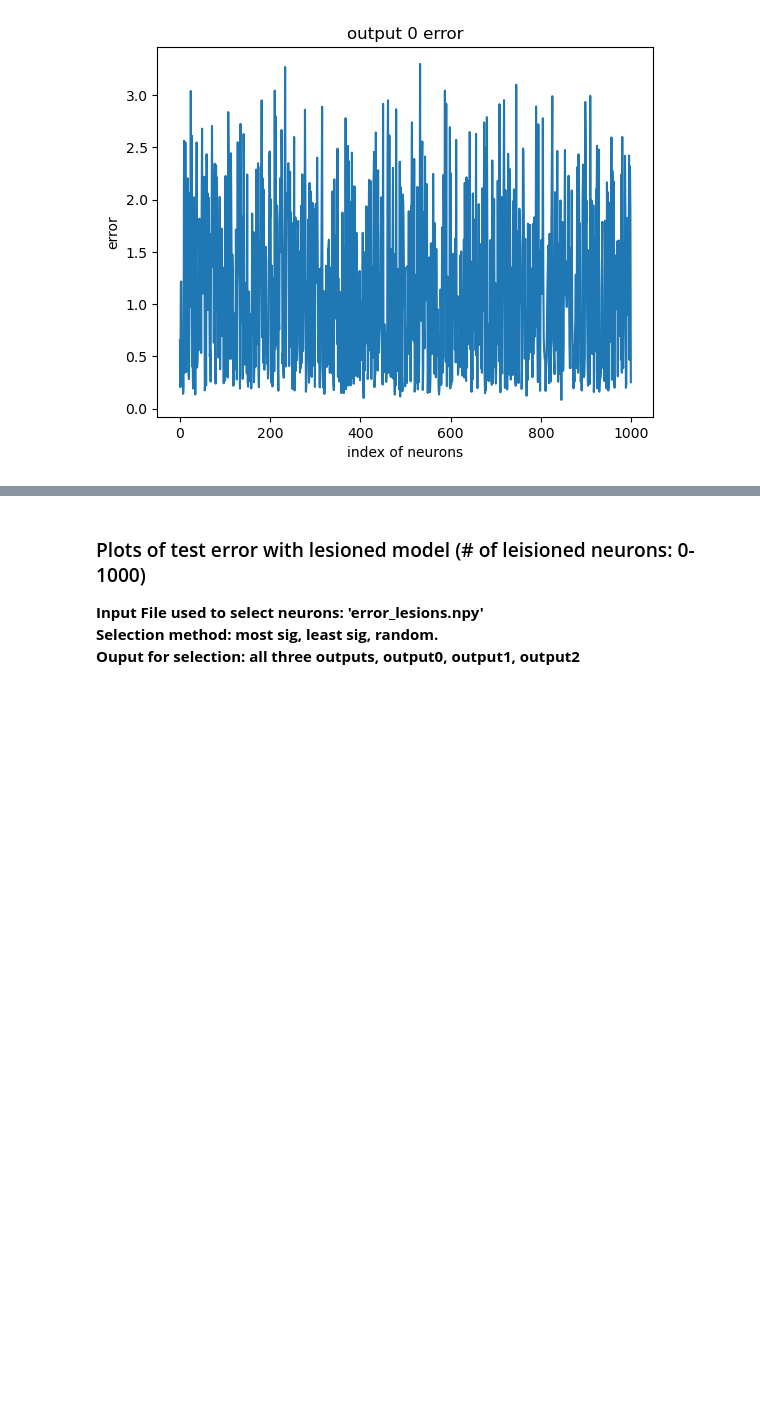
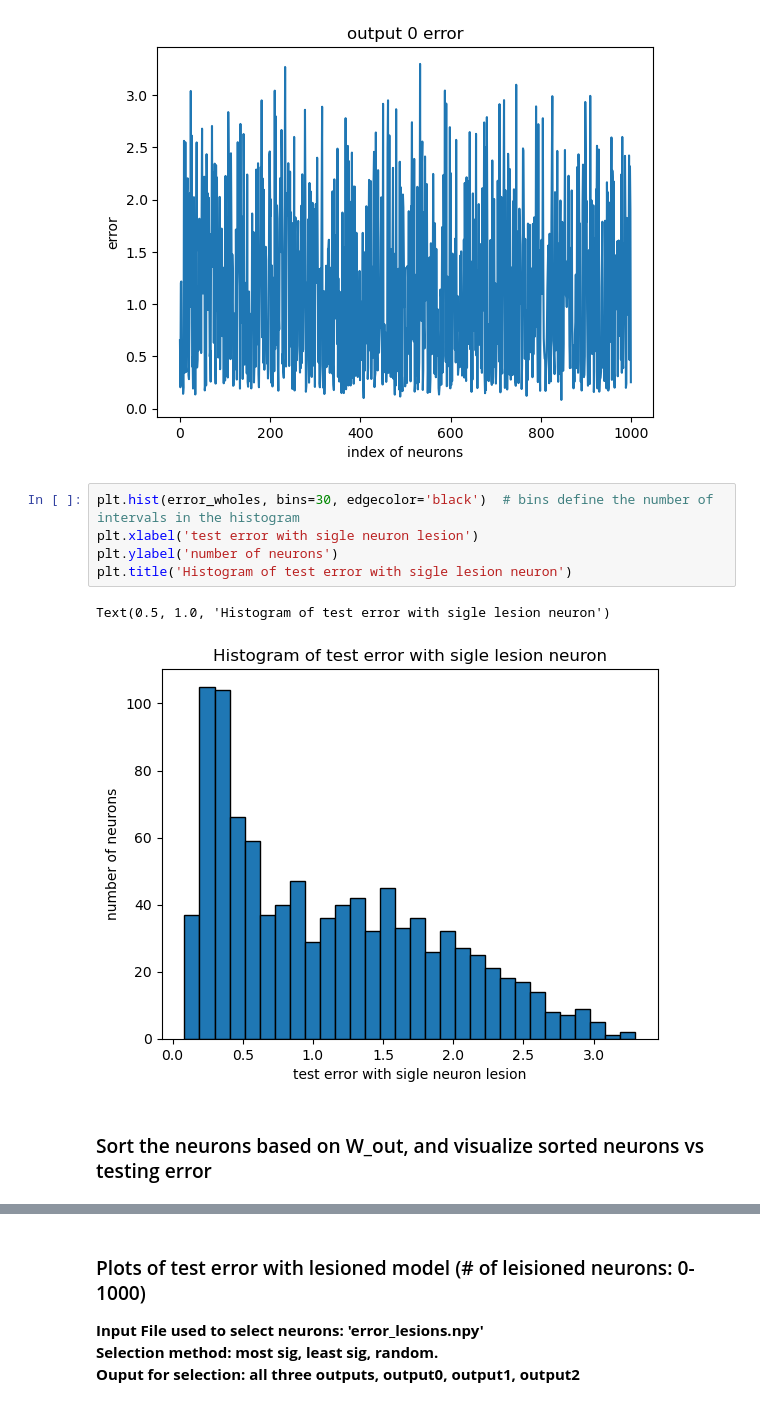
Before and after one commit to Noahkong12/TriceratopsWithLesion, a Jupyter notebook: ESN-WM/plot_weights_and_internals.ipynb, the cells around one changed output, grey strips where cells are left out. Drawn from its saved outputs; the diff is of its cells as text; blank space fills up the shorter version.

```diff
--- a/ESN-WM/plot_weights_and_internals.ipynb
+++ b/ESN-WM/plot_weights_and_internals.ipynb
@@ -152,3 +154,13 @@ plt.title('output 0 error')
 # %% [output]
 Text(0.5, 1.0, 'output 0 error')
 [figure]
+# %%
+plt.hist(error_wholes, bins=30, edgecolor='black')  # bins define the number of intervals in the histogram
+plt.xlabel('test error with sigle neuron lesion')
+plt.ylabel('number of neurons')
+plt.title('Histogram of test error with sigle lesion neuron')
+# %% [output]
+Text(0.5, 1.0, 'Histogram of test error with sigle lesion neuron')
+[figure, added]
+# %% [markdown]
+### Sort the neurons based on W_out, and visualize sorted neurons vs testing error
```
Also changed, not shown: parts of 6 cells of this notebook, 1 other file.
